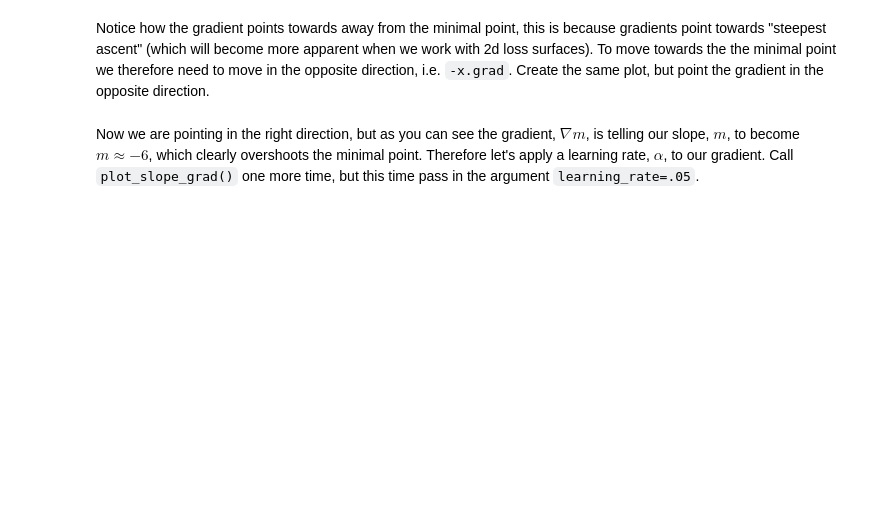
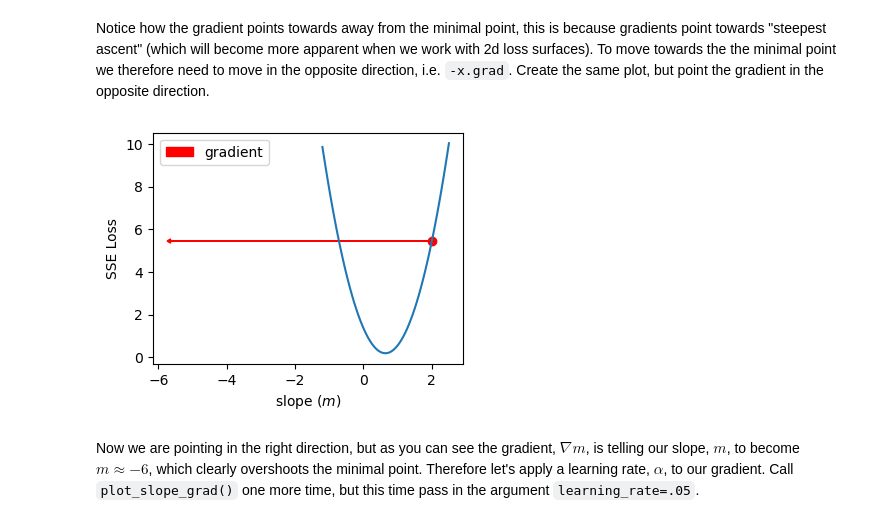
Before and after one commit to BryceWall/byu-cs474, a Jupyter notebook: lab1_pytorch_intro.ipynb, the cells around one changed output. Cells and saved outputs as stored; diff of their text form; code cells hidden in the pictures; blank space fills up the shorter version.

```diff
--- a/lab1_pytorch_intro.ipynb
+++ b/lab1_pytorch_intro.ipynb
@@ -1001,6 +1178,10 @@ plot_slope_grad(m, m.grad)
 Notice how the gradient points towards away from the minimal point, this is because gradients point towards "steepest ascent" (which will become more apparent when we work with 2d loss surfaces).
 To move towards the the minimal point we therefore need to move in the opposite direction, i.e. `-x.grad`.
 Create the same plot, but point the gradient in the opposite direction.
+# %%
+plot_slope_grad(m, -m.grad)
+# %% [output]
+[figure, added]
 # %% [markdown]
 Now we are pointing in the right direction, but as you can see the gradient, $\nabla m$, is telling our slope, $m$, to become $m \approx -6$, which clearly overshoots the minimal point.
 Therefore let's apply a learning rate, $\alpha$, to our gradient.
```
Also changed, not shown: parts of 57 cells of this notebook.
